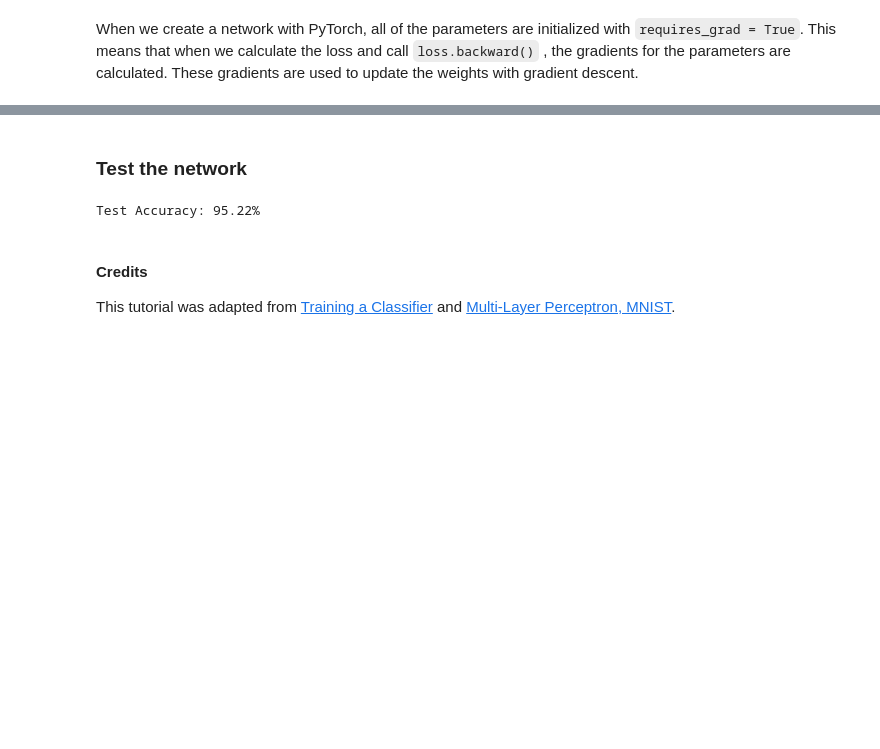
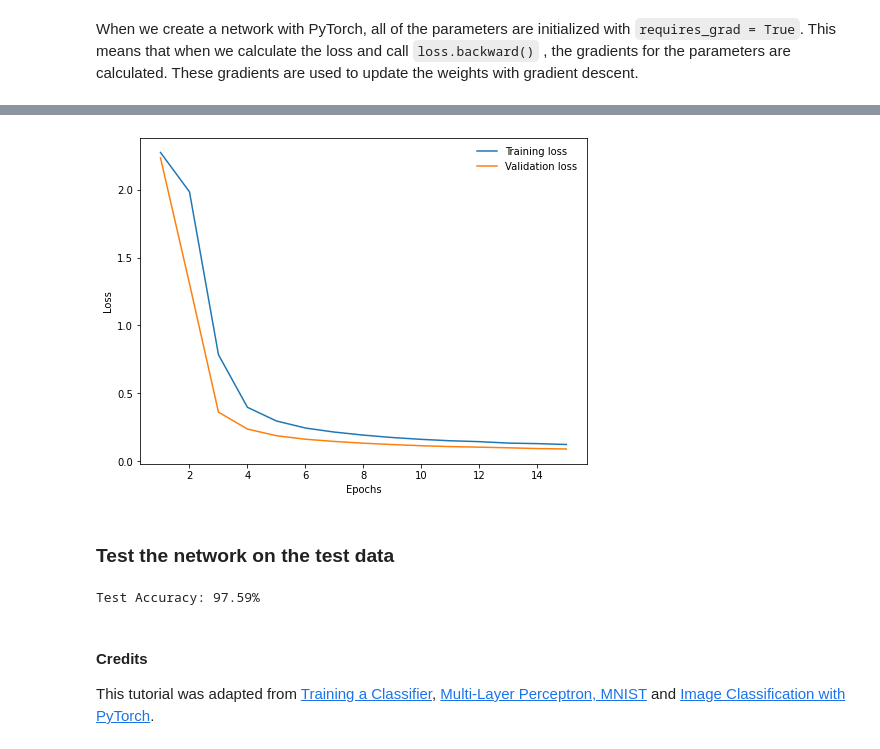
Before and after one commit to rafaela00castro/pytorch-hands-on, a Jupyter notebook: mnist_cnn.ipynb, the cells around one changed output, grey strips where cells are left out. Saved outputs shown, nothing was run; the diff lists cells and outputs as text; code cells hidden in the pictures; blank space fills up the shorter version.

Commit message:
Update pytorch material and add cnn presentation

```diff
--- a/mnist_cnn.ipynb
+++ b/mnist_cnn.ipynb
@@ -164,12 +188,12 @@ class ConvNet(nn.Module):
 
     self.fc1 = nn.Linear(20*4*4, 50)
     self.fc2 = nn.Linear(50, 10)
-    self.dropout = nn.Dropout(0.6)
+    self.dropout = nn.Dropout(0.2)
 
   def forward(self, x):
     x = self.layer1(x)
     x = self.layer2(x)
-    x = x.view(-1, 20*4*4)
+    x = x.view(-1, 20*4*4) # Flatten layer
     x = F.relu(self.fc1(x))
     x = self.dropout(x)
     x = self.fc2(x)
@@ -253,20 +297,29 @@ Wall time: 1min 57s
+# %%
+x_values = list(range(1,16))
+plt.figure(figsize=(8., 6.))
+plt.plot(x_values, train_losses, label='Training loss');
+plt.plot(x_values, val_losses, label='Validation loss');
+plt.xlabel("Epochs");
+plt.ylabel("Loss");
+plt.legend(frameon=False);
+# %% [output]
+[figure, added]
 # %% [markdown]
-### Test the network
+### Test the network on the test data
 # %%
 model.eval()  # prepare model for evaluation
 with torch.no_grad():
-  correct = 0.0
-  total = 0.0
-  for inputs, labels in test_loader:
-    inputs, labels = inputs.to(device), labels.to(device)
-    outputs = model(inputs)
-    _, predicted = torch.max(outputs.data, 1)
-    total += labels.size(0)
-    correct += (predicted == labels).sum().item()
+    correct, total = 0.0, 0.0
+    for inputs, labels in test_loader:
+        inputs, labels = inputs.to(device), labels.to(device)
+        outputs = model(inputs)
+        _, predicted = torch.max(outputs.data, 1)
+        total += labels.size(0)
+        correct += (predicted == labels).sum().item()
 
-  print('Test Accuracy: {}%'.format(100 * correct / total))
+print('Test Accuracy: {}%'.format(100 * correct / total))
 # %% [output]
-Test Accuracy: 95.22%
+Test Accuracy: 97.59%
 # %% [markdown]
 #### Credits
-This tutorial was adapted from [Training a Classifier](https://pytorch.org/tutorials/beginner/blitz/cifar10_tutorial.html#sphx-glr-beginner-blitz-cifar10-tutorial-py) and [Multi-Layer Perceptron, MNIST](https://github.com/Bjarten/deep-learning-ND/blob/master/convolutional-neural-networks/mnist-mlp/mnist_mlp_solution.ipynb).
+This tutorial was adapted from [Training a Classifier](https://pytorch.org/tutorials/beginner/blitz/cifar10_tutorial.html#sphx-glr-beginner-blitz-cifar10-tutorial-py), [Multi-Layer Perceptron, MNIST](https://github.com/Bjarten/deep-learning-ND/blob/master/convolutional-neural-networks/mnist-mlp/mnist_mlp_solution.ipynb) and [Image Classification with PyTorch](https://www.pluralsight.com/guides/image-classification-with-pytorch).
```
Also changed, not shown: parts of 22 cells of this notebook, 3 other files.
